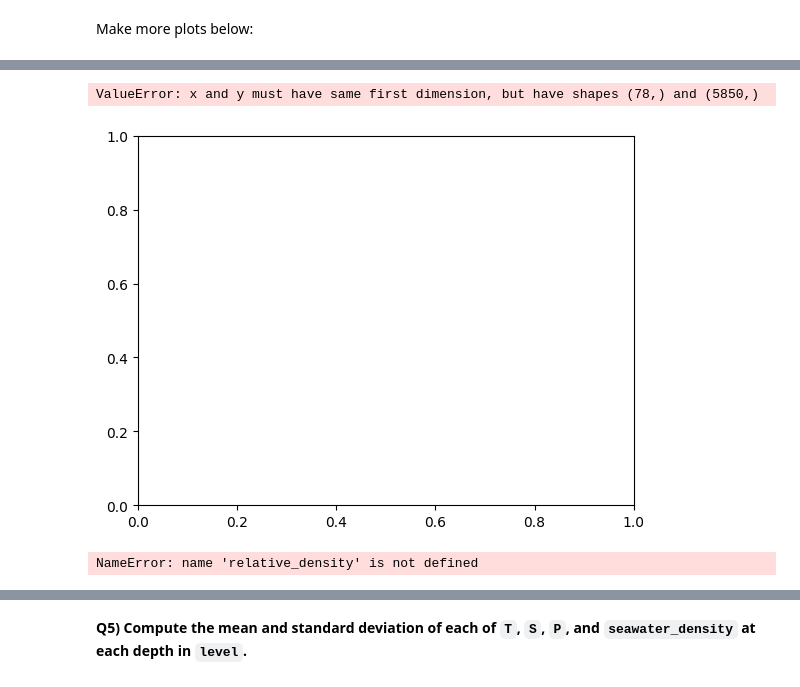
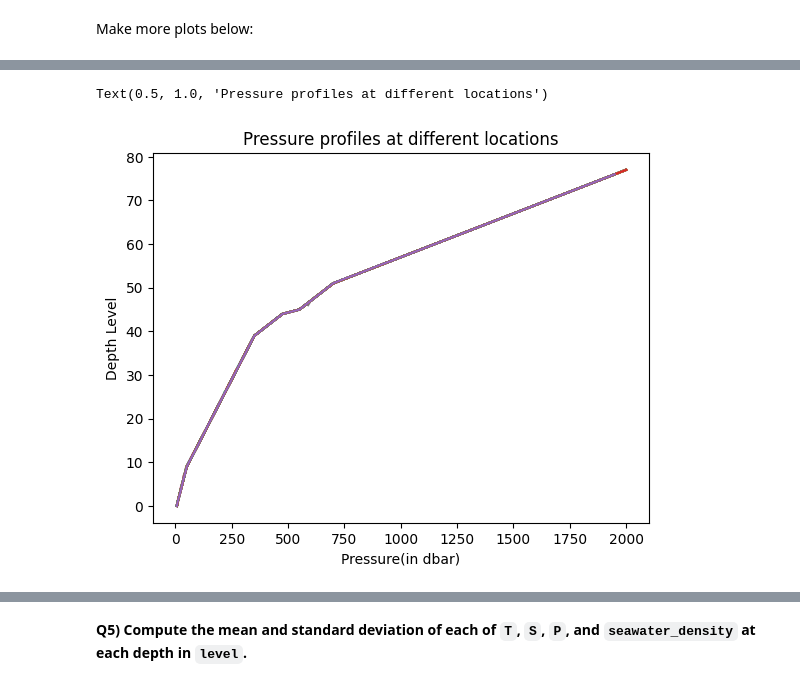
Before and after one commit to haozheng2599/2025_Intro_Python, a Jupyter notebook: notebook/W2_S1.ipynb, the cells around one changed output, grey strips where cells are left out. Saved outputs shown, nothing was run; the diff lists cells and outputs as text; code cells hidden in the pictures.

```diff
--- a/notebook/W2_S1.ipynb
+++ b/notebook/W2_S1.ipynb
@@ -69,7 +67,7 @@ print(files)
 # %% [markdown]
 Then, load the files as `numpy` arrays, for instance using list comprehension
 # %%
-T, S, P, date, lat, lon, level = [np.load(files[i]) for i in range(len(files))]
+lat,S,level,T,lon,date,P = [np.load(files[i]) for i in range(len(files))]
 # %% [markdown]
 **Q2) Recreate the `level` array using `np.arange` and `np.linspace`**
 
@@ -228,23 +214,8 @@ ValueError: x and y must have same first dimension, but have shapes (78, 75) and
 # %%
-# Plot Pressure vs Level
-plt.plot(P, level)
-plt.xlabel('Pressure (dbar)')
-plt.ylabel('Level (dbar)')
-plt.title('Pressure vs Level')
-plt.gca().invert_yaxis() # Invert the y-axis for depth
-plt.show()
+plt.plot(P,level)
+plt.xlabel('Pressure(in dbar)')
+plt.ylabel('Depth Level')
+plt.title('Pressure profiles at different locations')
 # %% [output]
-ValueError: x and y must have same first dimension, but have shapes (78,) and (5850,)
+Text(0.5, 1.0, 'Pressure profiles at different locations')
-[figure, old version]
+[figure, new version]
-# %%
-# Plot relative_density vs Level
-# Note: This will fail until relative_density is calculated successfully
-# I will address the calculation errors in later steps.
-plt.plot(relative_density, level)
-plt.xlabel('Relative Density (kg/m^3)')
-plt.ylabel('Level (dbar)')
-plt.title('Relative Density vs Level')
-plt.gca().invert_yaxis() # Invert the y-axis for depth
-plt.show()
-# %% [output]
-NameError: name 'relative_density' is not defined
```
Also changed, not shown: parts of 30 cells of this notebook.
